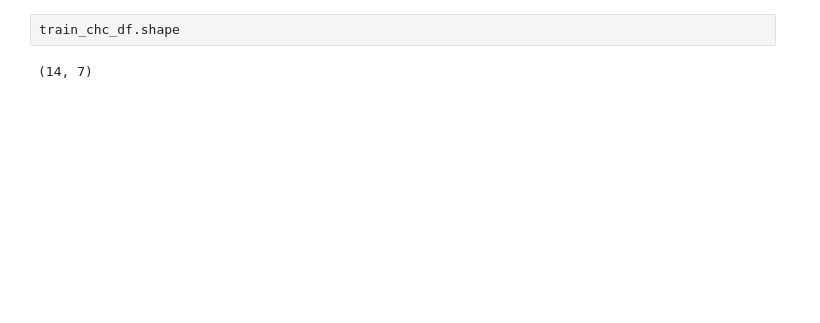
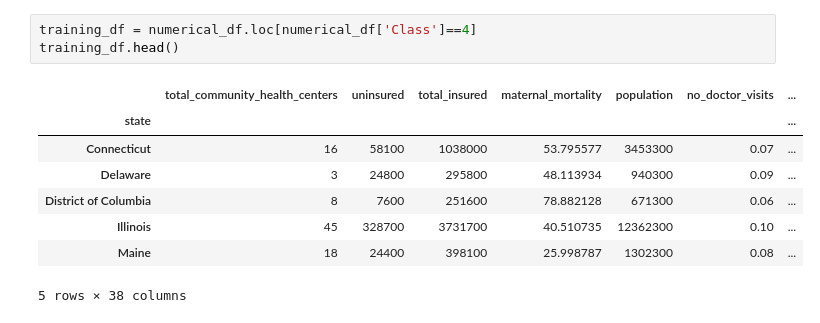
Before and after one commit to sarahcrozier/Reproductive_Health_Access, a Jupyter notebook: Resampling.ipynb, the cells around one changed output. Saved outputs shown, nothing was run; the diff lists cells and outputs as text; blank space fills up the shorter version.

```diff
--- a/Resampling.ipynb
+++ b/Resampling.ipynb
@@ -72,4 +105,12 @@ train_chc_df.head()
 # %%
-train_chc_df.shape
+training_df = numerical_df.loc[numerical_df['Class']==4]
+training_df.head()
 # %% [output]
+|  | total_community_health_centers | uninsured | total_insured | maternal_mortality | population | no_doctor_visits | ... |
+| state |  |  |  |  |  |  | ... |
+| Connecticut | 16 | 58100 | 1038000 | 53.795577 | 3453300 | 0.07 | ... |
+| Delaware | 3 | 24800 | 295800 | 48.113934 | 940300 | 0.09 | ... |
+| District of Columbia | 8 | 7600 | 251600 | 78.882128 | 671300 | 0.06 | ... |
+| Illinois | 45 | 328700 | 3731700 | 40.510735 | 12362300 | 0.10 | ... |
+| Maine | 18 | 24400 | 398100 | 25.998787 | 1302300 | 0.08 | ... |
-(14, 7)
+5 rows × 38 columns
```
Also changed, not shown: parts of 24 cells of this notebook, 2 other files.
